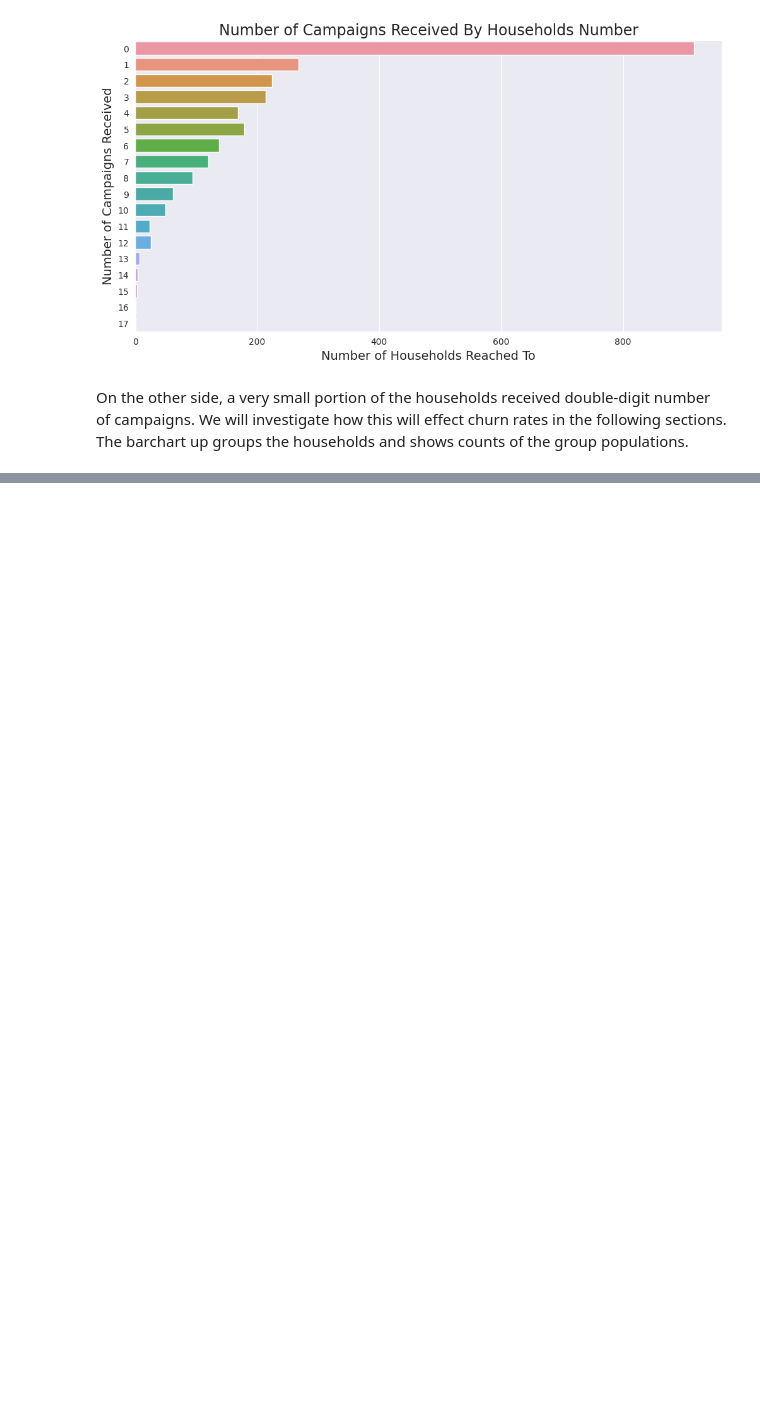
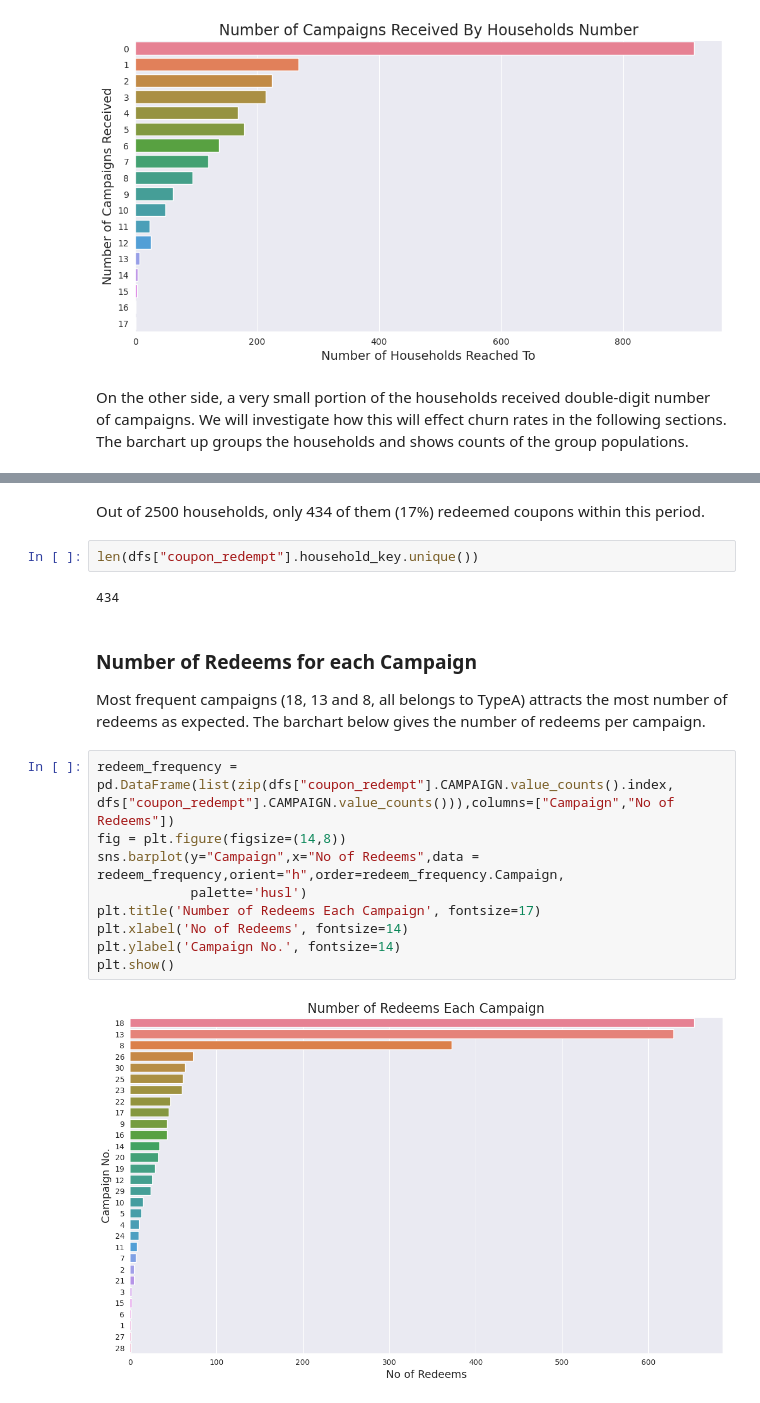
Before and after one commit to peyman886/Thesis, a Jupyter notebook: dunnhumby.ipynb, the cells around one changed output, grey strips where cells are left out. Saved outputs shown, nothing was run; the diff lists cells and outputs as text; blank space fills up the shorter version.

```diff
--- a/dunnhumby.ipynb
+++ b/dunnhumby.ipynb
@@ -172,0 +254,20 @@ On the other side, a very small portion of the households received double-digit
+# %% [markdown]
+Out of 2500 households, only 434 of them (17%) redeemed coupons within this period.
+# %%
+len(dfs["coupon_redempt"].household_key.unique())
+# %% [output]
+434
+# %% [markdown]
+### Number of Redeems for each Campaign
+Most frequent campaigns (18, 13 and 8, all belongs to TypeA) attracts the most number of redeems as expected. The barchart below gives the number of redeems per campaign.
+# %%
+redeem_frequency = pd.DataFrame(list(zip(dfs["coupon_redempt"].CAMPAIGN.value_counts().index, dfs["coupon_redempt"].CAMPAIGN.value_counts())),columns=["Campaign","No of Redeems"])
+fig = plt.figure(figsize=(14,8))
+sns.barplot(y="Campaign",x="No of Redeems",data = redeem_frequency,orient="h",order=redeem_frequency.Campaign,
+            palette='husl')
+plt.title('Number of Redeems Each Campaign', fontsize=17)
+plt.xlabel('No of Redeems', fontsize=14)
+plt.ylabel('Campaign No.', fontsize=14)
+plt.show()
+# %% [output]
+[figure, added]
```
Also changed, not shown: parts of 113 cells of this notebook.
